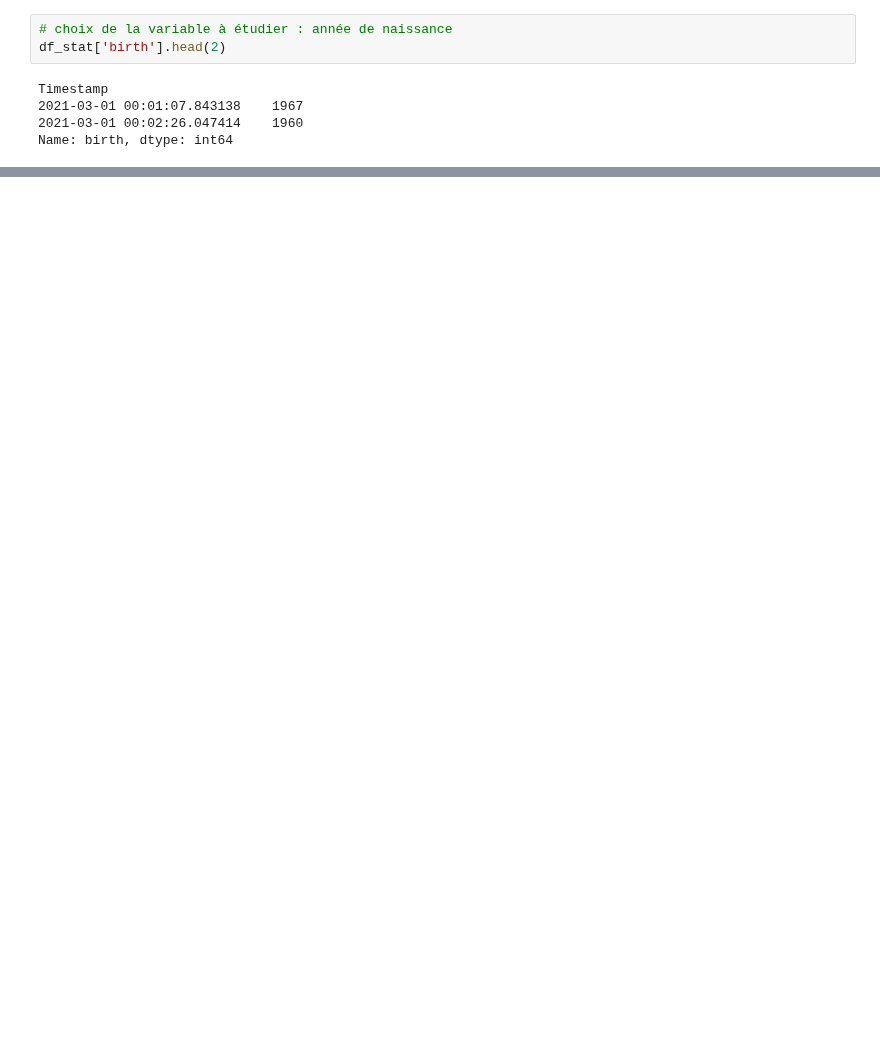
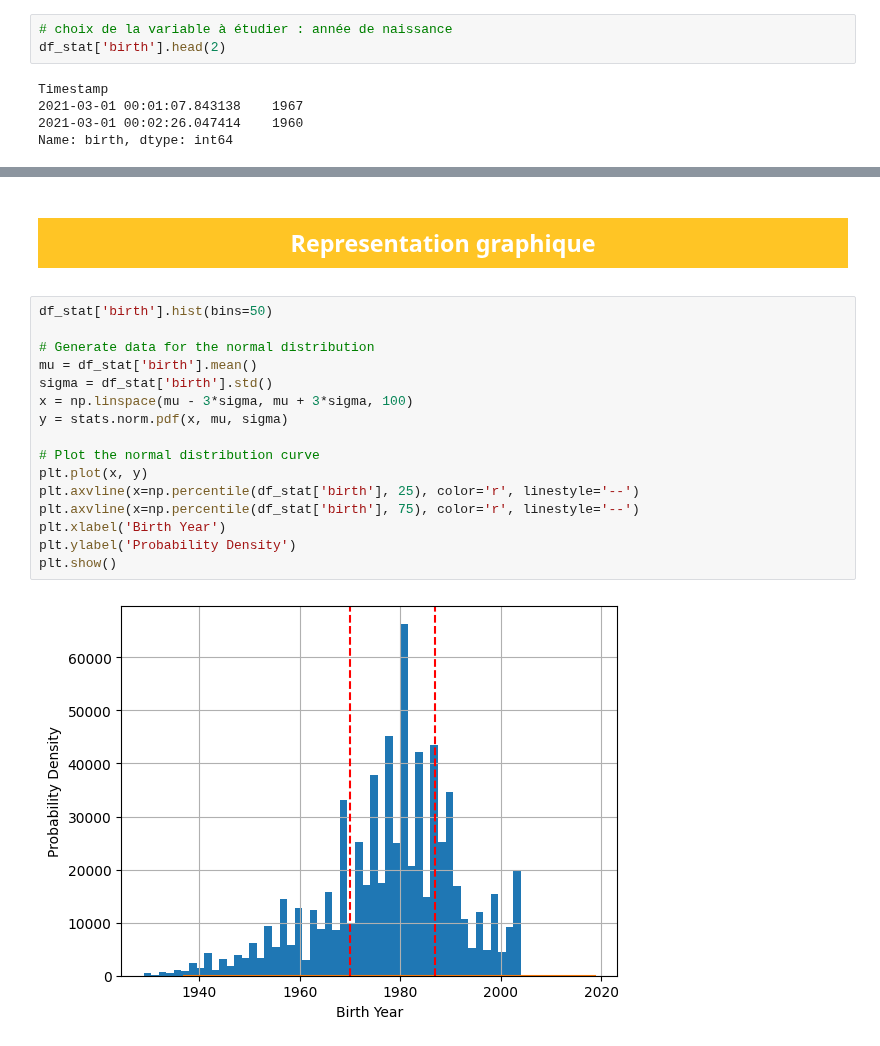
Before and after one commit to IshemZ/Projet_6-Lapage, a Jupyter notebook: Programme/5.data_statistics.ipynb, the cells around one changed output, grey strips where cells are left out. Drawn from its saved outputs; the diff is of its cells as text; blank space fills up the shorter version.

Commit message:
Test de normalité sur l'année de naissance

```diff
--- a/Programme/5.data_statistics.ipynb
+++ b/Programme/5.data_statistics.ipynb
@@ -238,0 +319,24 @@ la variance est de 185.18
+# %% [markdown]
+
+<div style=" background-color: rgb(343, 197, 37);" >
+<h2 style="padding: 10px; color: white; text-align: center" > Representation graphique
+</h2>
+</div>
+# %%
+df_stat['birth'].hist(bins=50)
+
+# Generate data for the normal distribution
+mu = df_stat['birth'].mean()
+sigma = df_stat['birth'].std()
+x = np.linspace(mu - 3*sigma, mu + 3*sigma, 100)
+y = stats.norm.pdf(x, mu, sigma)
+
+# Plot the normal distribution curve
+plt.plot(x, y)
+plt.axvline(x=np.percentile(df_stat['birth'], 25), color='r', linestyle='--')
+plt.axvline(x=np.percentile(df_stat['birth'], 75), color='r', linestyle='--')
+plt.xlabel('Birth Year')
+plt.ylabel('Probability Density')
+plt.show()
+# %% [output]
+[figure, added]
```
Also changed, not shown: parts of 13 cells of this notebook.
